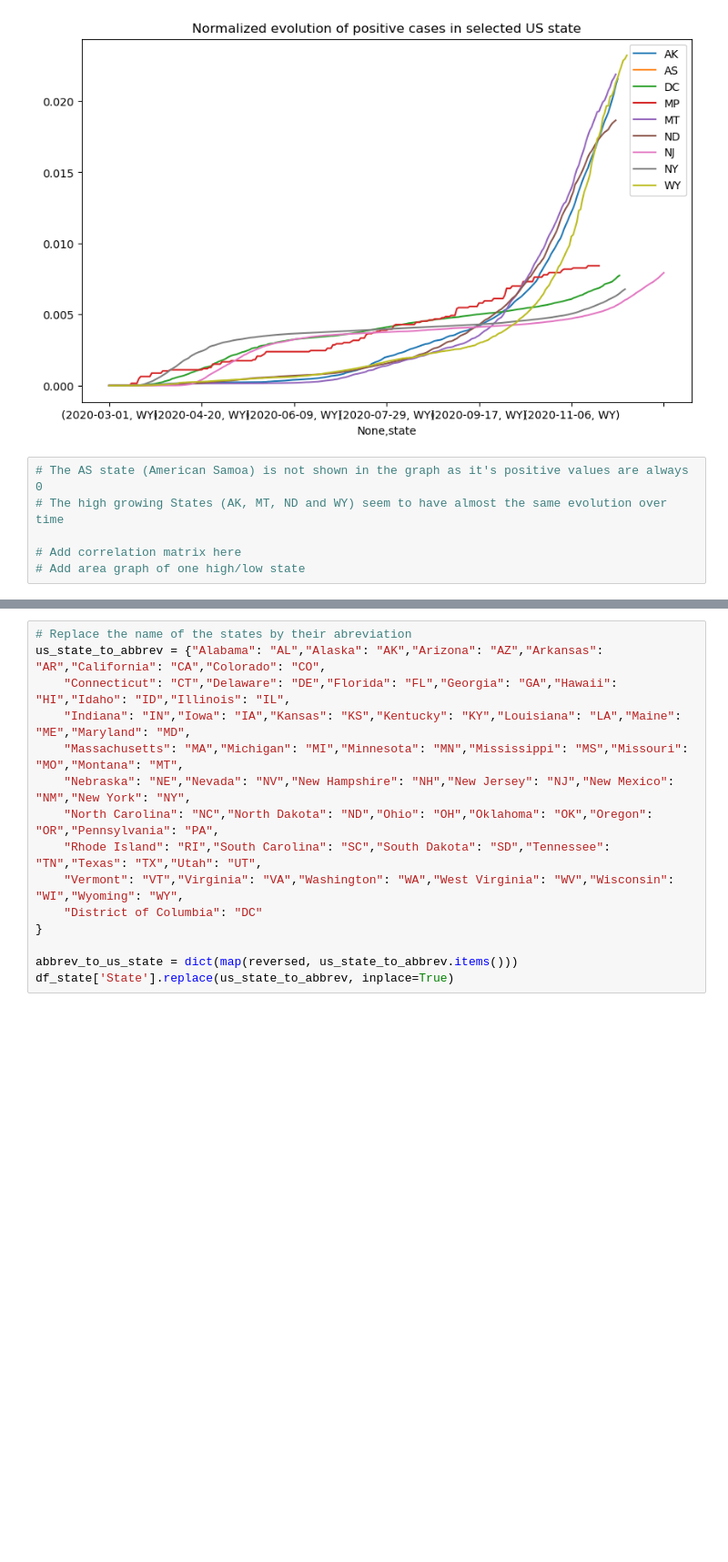
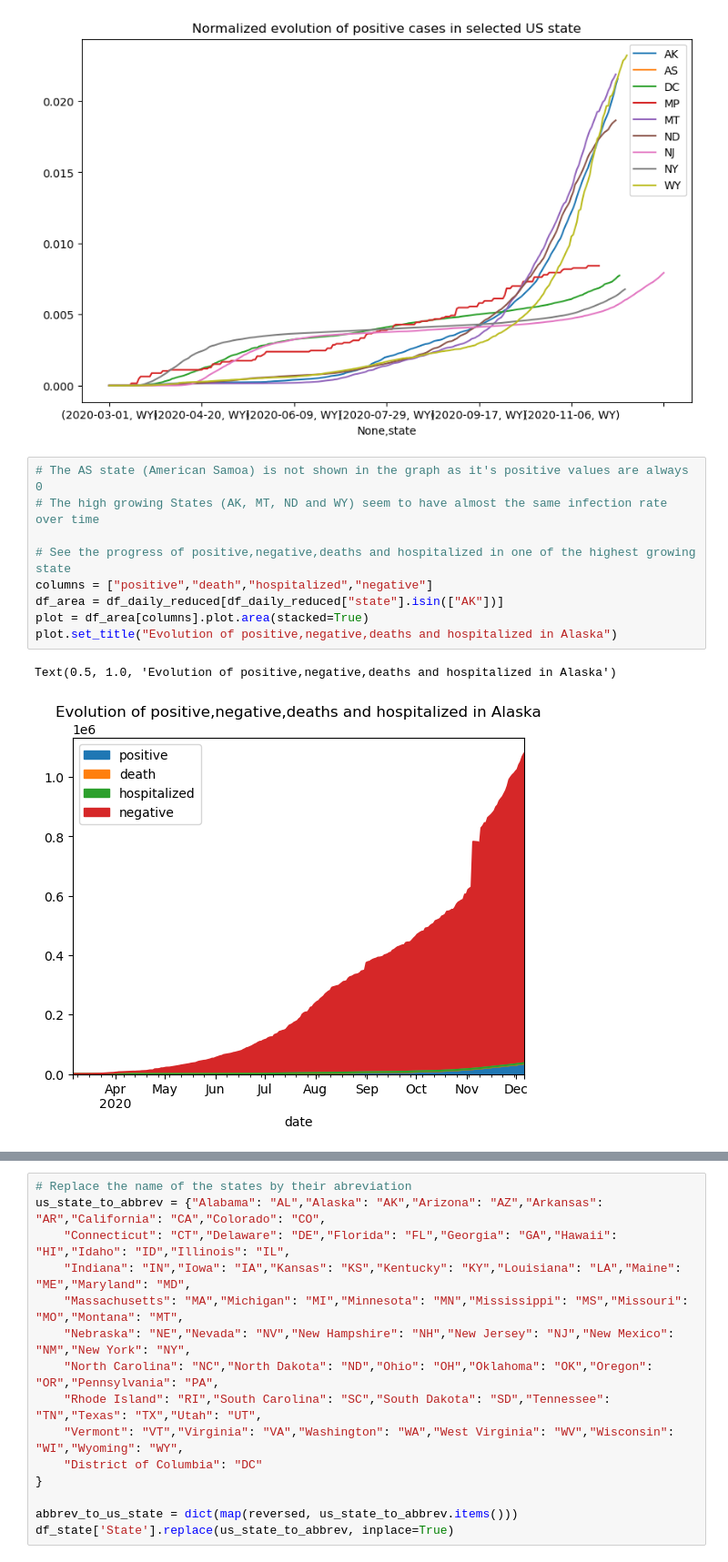
Before and after one commit to SBoxho/Final_Project, a Jupyter notebook: final_project.ipynb, the cells around one changed output, grey strips where cells are left out. Shown at 91% size. Cells and saved outputs as stored; diff of their text form; blank space fills up the shorter version.

```diff
--- a/final_project.ipynb
+++ b/final_project.ipynb
@@ -128,7 +128,13 @@ plot_2 = res.groupby("state")["positive"].plot(title="Normalized evolution of po
 [figure]
 # %%
 # The AS state (American Samoa) is not shown in the graph as it's positive values are always 0
-# The high growing States (AK, MT, ND and WY) seem to have almost the same evolution over time
+# The high growing States (AK, MT, ND and WY) seem to have almost the same infection rate over time
 
-# Add correlation matrix here
-# Add area graph of one high/low state
+# See the progress of positive,negative,deaths and hospitalized in one of the highest growing state
+columns = ["positive","death","hospitalized","negative"]
+df_area = df_daily_reduced[df_daily_reduced["state"].isin(["AK"])]
+plot = df_area[columns].plot.area(stacked=True)
+plot.set_title("Evolution of positive,negative,deaths and hospitalized in Alaska")
+# %% [output]
+Text(0.5, 1.0, 'Evolution of positive,negative,deaths and hospitalized in Alaska')
+[figure, added]
```
Also changed, not shown: parts of 2 cells of this notebook.
